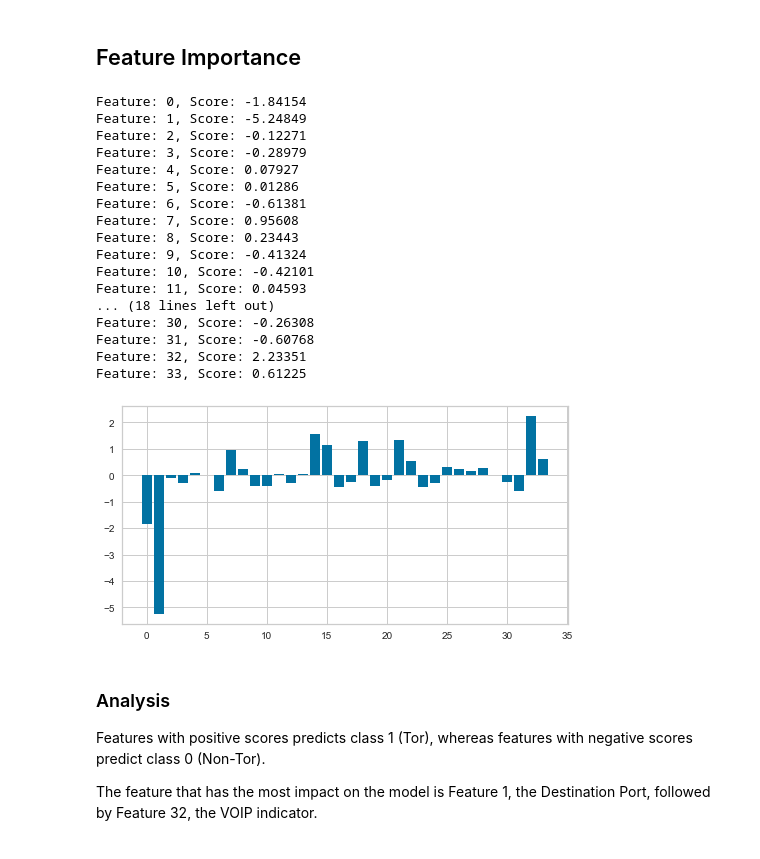
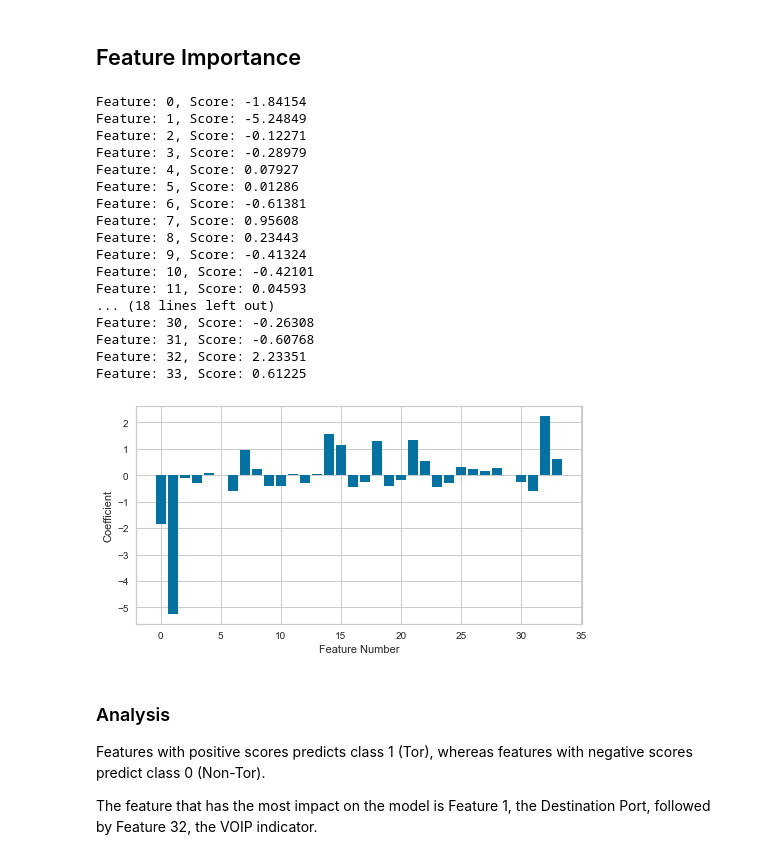
Before and after one commit to amodavis/Zero_Trust, a Jupyter notebook: 3-Zero_Trust-Model.ipynb, the cells around one changed output. Drawn from its saved outputs; the diff is of its cells as text; code cells hidden in the pictures.

```diff
--- a/3-Zero_Trust-Model.ipynb
+++ b/3-Zero_Trust-Model.ipynb
@@ -252,34 +252,39 @@ MCC results of solver comparison.  Best MCC is with newton-cg at 95%.  However,
 # Use scaled data and review the model coefficients to approximate feature importance
 
 # Get model coefficients
 importance = model.coef_[0]
 
 # Summarize feature importance
 for i,v in enumerate(importance):
     print('Feature: %0d, Score: %.5f' % (i,v))
 
 # Plot feature importance
 plt.bar([x for x in range(len(importance))], importance)
+
+# Set label fonts
+plt.xlabel('Feature Number')
+plt.ylabel('Coefficient')
+
 plt.show()
 # %% [output]
 Feature: 0, Score: -1.84154
 Feature: 1, Score: -5.24849
 Feature: 2, Score: -0.12271
 Feature: 3, Score: -0.28979
 Feature: 4, Score: 0.07927
 Feature: 5, Score: 0.01286
 Feature: 6, Score: -0.61381
 Feature: 7, Score: 0.95608
 Feature: 8, Score: 0.23443
 Feature: 9, Score: -0.41324
 Feature: 10, Score: -0.42101
 Feature: 11, Score: 0.04593
 ... (18 lines left out)
 Feature: 30, Score: -0.26308
 Feature: 31, Score: -0.60768
 Feature: 32, Score: 2.23351
 Feature: 33, Score: 0.61225
-[figure, old version]
+[figure, new version]
 # %% [markdown]
 ### Analysis
 Features with positive scores predicts class 1 (Tor), whereas features with negative scores predict class 0 (Non-Tor).
```
Also changed, not shown: parts of 1 cell of this notebook, 4 other files.
